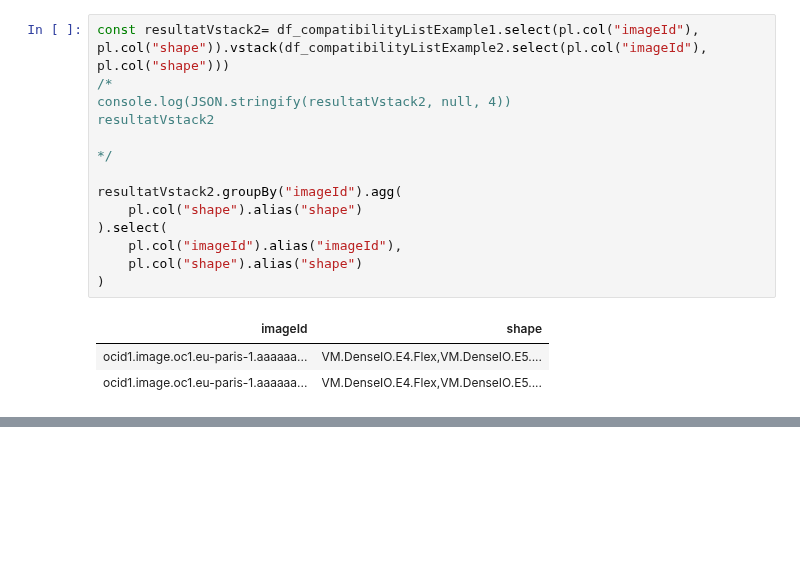
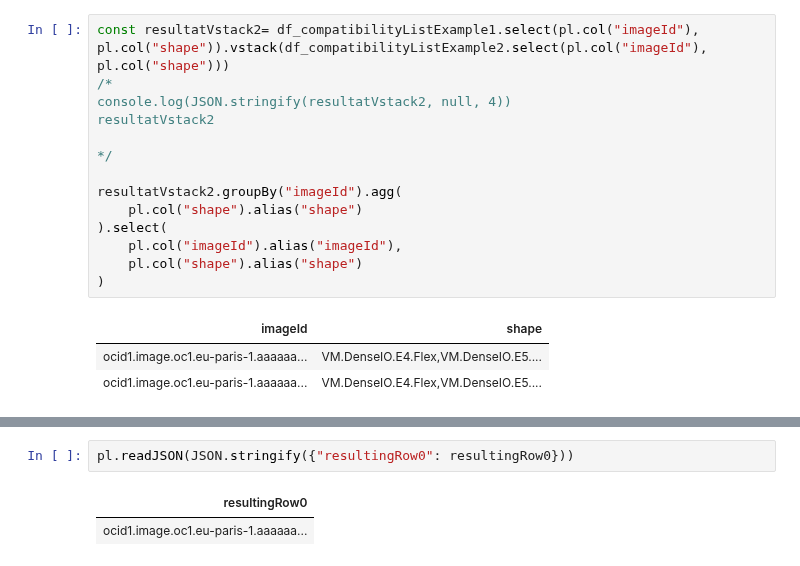
Before and after one commit to 3forges/packman, a Jupyter notebook: oracle/OciShapesImagesCompatibilityMatrix.ipynb, the cells around one changed output, grey strips where cells are left out. Drawn from its saved outputs; the diff is of its cells as text; blank space fills up the shorter version.

Commit message:
row to dataframe
row to dataframe

```diff
--- a/oracle/OciShapesImagesCompatibilityMatrix.ipynb
+++ b/oracle/OciShapesImagesCompatibilityMatrix.ipynb
@@ -359,0 +412,5 @@ resultatVstack2.groupBy("imageId").agg(
+# %%
+pl.readJSON(JSON.stringify({"resultingRow0": resultingRow0}))
+# %% [output]
+| resultingRow0 |
+| ocid1.image.oc1.eu-paris-1.aaaaaa... |
```
Also changed, not shown: parts of 2 cells of this notebook.
